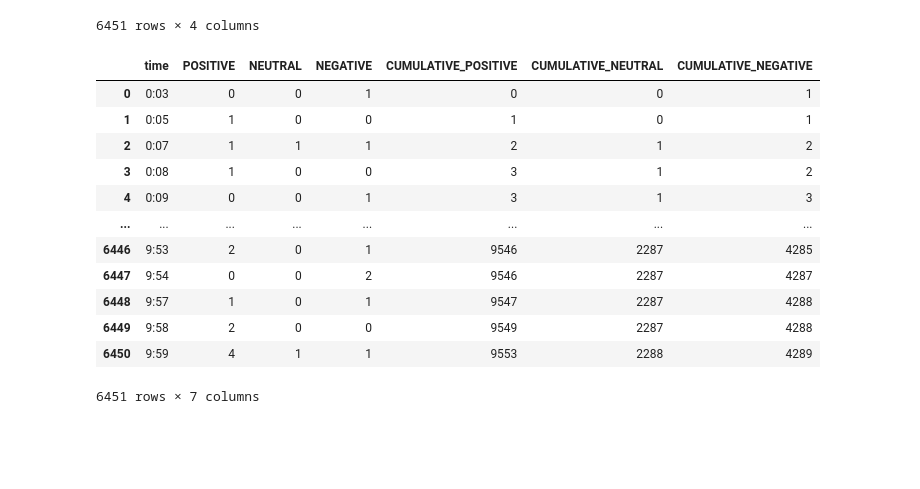
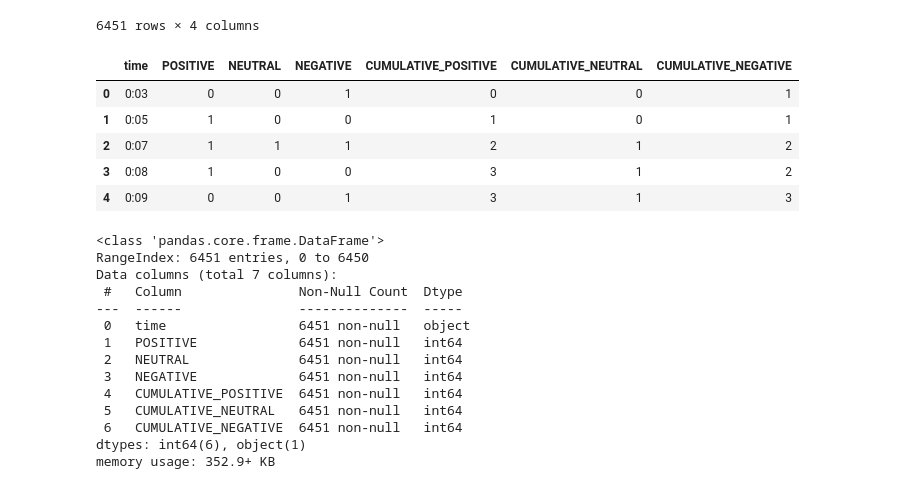
Before and after one commit to Martinerramuspe/NLP_PROJECTS, a Jupyter notebook: 01_proyecto/INTEGRADOR.ipynb, the cells around one changed output. Drawn from its saved outputs; the diff is of its cells as text; code cells hidden in the pictures; blank space fills up the shorter version.

```diff
--- a/01_proyecto/INTEGRADOR.ipynb
+++ b/01_proyecto/INTEGRADOR.ipynb
@@ -109,4 +109,6 @@ df
 # %%
 # df de contigencia
 df_origin = df.copy()
+# %%
+df=df_origin.copy()
 # %%
@@ -217,21 +186,31 @@ grouped_df['CUMULATIVE_POSITIVE'] = grouped_df['POSITIVE'].cumsum()
 grouped_df['CUMULATIVE_NEUTRAL'] = grouped_df['NEUTRAL'].cumsum()
 grouped_df['CUMULATIVE_NEGATIVE'] = grouped_df['NEGATIVE'].cumsum()
 # %%
-grouped_df
+grouped_df.head()
 # %% [output]
 |  | time | POSITIVE | NEUTRAL | NEGATIVE | CUMULATIVE_POSITIVE | CUMULATIVE_NEUTRAL | CUMULATIVE_NEGATIVE |
 | 0 | 0:03 | 0 | 0 | 1 | 0 | 0 | 1 |
 | 1 | 0:05 | 1 | 0 | 0 | 1 | 0 | 1 |
 | 2 | 0:07 | 1 | 1 | 1 | 2 | 1 | 2 |
 | 3 | 0:08 | 1 | 0 | 0 | 3 | 1 | 2 |
 | 4 | 0:09 | 0 | 0 | 1 | 3 | 1 | 3 |
-| ... | ... | ... | ... | ... | ... | ... | ... |
-| 6446 | 9:53 | 2 | 0 | 1 | 9546 | 2287 | 4285 |
-| 6447 | 9:54 | 0 | 0 | 2 | 9546 | 2287 | 4287 |
-| 6448 | 9:57 | 1 | 0 | 1 | 9547 | 2287 | 4288 |
-| 6449 | 9:58 | 2 | 0 | 0 | 9549 | 2287 | 4288 |
-| 6450 | 9:59 | 4 | 1 | 1 | 9553 | 2288 | 4289 |
-6451 rows × 7 columns
+# %%
+grouped_df.info()
+# %% [output]
+<class 'pandas.core.frame.DataFrame'>
+RangeIndex: 6451 entries, 0 to 6450
+Data columns (total 7 columns):
+ #   Column               Non-Null Count  Dtype
+---  ------               --------------  -----
+ 0   time                 6451 non-null   object
+ 1   POSITIVE             6451 non-null   int64
+ 2   NEUTRAL              6451 non-null   int64
+ 3   NEGATIVE             6451 non-null   int64
+ 4   CUMULATIVE_POSITIVE  6451 non-null   int64
+ 5   CUMULATIVE_NEUTRAL   6451 non-null   int64
+ 6   CUMULATIVE_NEGATIVE  6451 non-null   int64
+dtypes: int64(6), object(1)
+memory usage: 352.9+ KB
 # %%
 df_positive = grouped_df[['time', 'CUMULATIVE_POSITIVE']]
 df_positive = df_positive.rename(columns={'CUMULATIVE_POSITIVE': 'y'})
```
Also changed, not shown: parts of 10 cells of this notebook, 2 other files.
